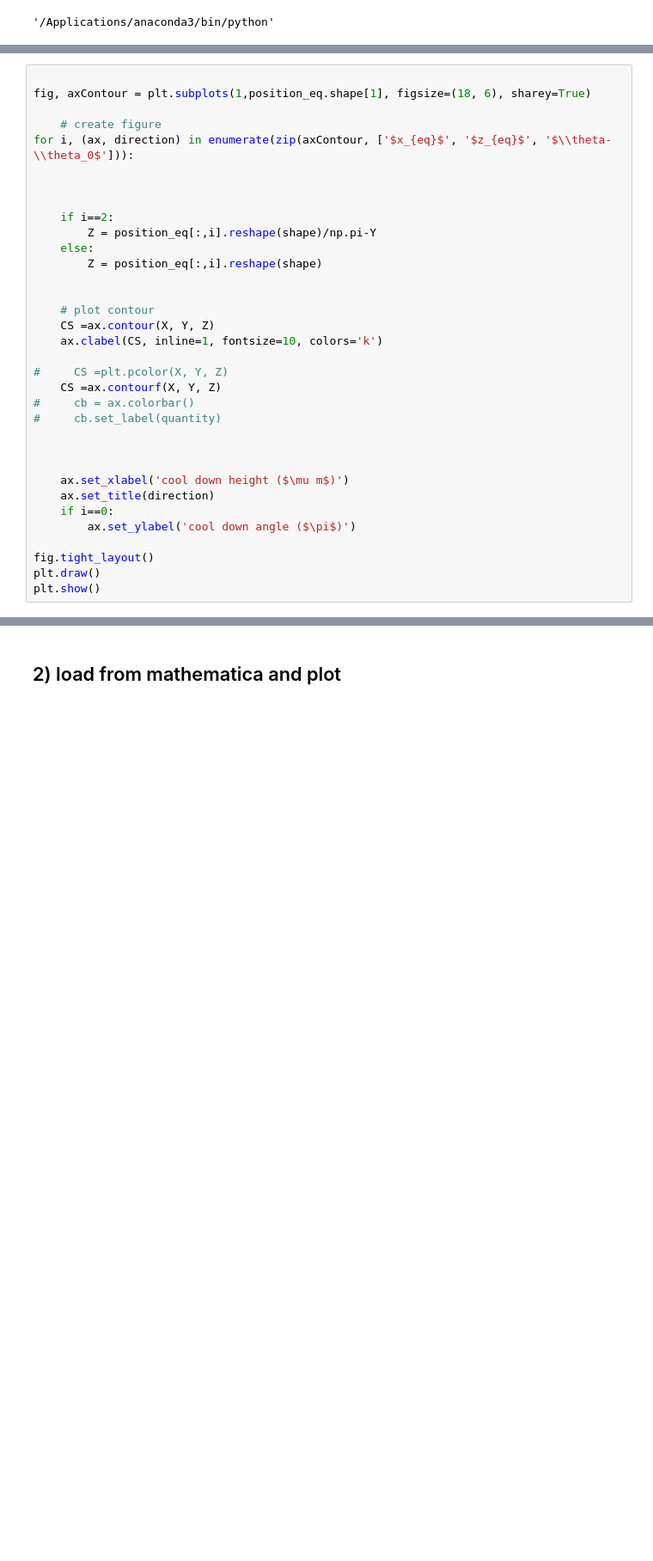
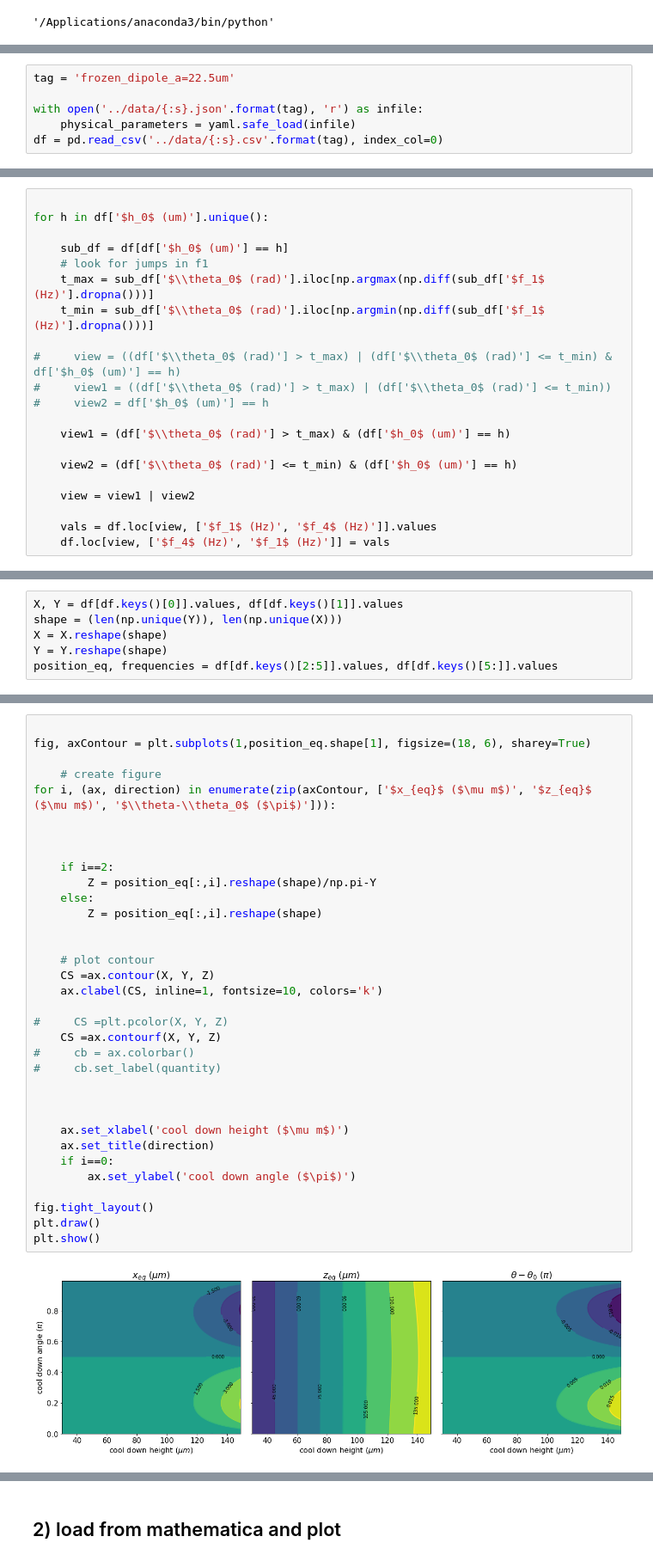
Before and after one commit to LISE-B26/frozen_dipole_model, a Jupyter notebook: notebooks/type_II_SC_find_frequencies.ipynb, the cells around one changed output, grey strips where cells are left out. Shown at 86% size. Cells and saved outputs as stored; diff of their text form; blank space fills up the shorter version.

Commit message:
finished version, calcualted frequencies, seems to make sense!

```diff
--- a/notebooks/type_II_SC_find_frequencies.ipynb
+++ b/notebooks/type_II_SC_find_frequencies.ipynb
@@ -80,0 +112,6 @@ Y /=np.pi
+# %%
+tag = 'frozen_dipole_a=22.5um'
+
+with open('../data/{:s}.json'.format(tag), 'r') as infile:
+    physical_parameters = yaml.safe_load(infile)
+df = pd.read_csv('../data/{:s}.csv'.format(tag), index_col=0)
@@ -80,0 +120,21 @@ Y /=np.pi
+# %%
+
+for h in df['$h_0$ (um)'].unique():
+
+    sub_df = df[df['$h_0$ (um)'] == h]
+    # look for jumps in f1
+    t_max = sub_df['$\\theta_0$ (rad)'].iloc[np.argmax(np.diff(sub_df['$f_1$ (Hz)'].dropna()))]
+    t_min = sub_df['$\\theta_0$ (rad)'].iloc[np.argmin(np.diff(sub_df['$f_1$ (Hz)'].dropna()))]
+
+#     view = ((df['$\\theta_0$ (rad)'] > t_max) | (df['$\\theta_0$ (rad)'] <= t_min) & df['$h_0$ (um)'] == h)
+#     view1 = ((df['$\\theta_0$ (rad)'] > t_max) | (df['$\\theta_0$ (rad)'] <= t_min))
+#     view2 = df['$h_0$ (um)'] == h
+
+    view1 = (df['$\\theta_0$ (rad)'] > t_max) & (df['$h_0$ (um)'] == h)
+
+    view2 = (df['$\\theta_0$ (rad)'] <= t_min) & (df['$h_0$ (um)'] == h)
+
+    view = view1 | view2
+
+    vals = df.loc[view, ['$f_1$ (Hz)', '$f_4$ (Hz)']].values
+    df.loc[view, ['$f_4$ (Hz)', '$f_1$ (Hz)']] = vals
@@ -80,0 +143,6 @@ Y /=np.pi
+# %%
+X, Y = df[df.keys()[0]].values, df[df.keys()[1]].values
+shape = (len(np.unique(Y)), len(np.unique(X)))
+X = X.reshape(shape)
+Y = Y.reshape(shape)
+position_eq, frequencies = df[df.keys()[2:5]].values, df[df.keys()[5:]].values
@@ -83,35 +153,37 @@ Y /=np.pi
 fig, axContour = plt.subplots(1,position_eq.shape[1], figsize=(18, 6), sharey=True)
 
     # create figure
-for i, (ax, direction) in enumerate(zip(axContour, ['$x_{eq}$', '$z_{eq}$', '$\\theta-\\theta_0$'])):
+for i, (ax, direction) in enumerate(zip(axContour, ['$x_{eq}$ ($\mu m$)', '$z_{eq}$ ($\mu m$)', '$\\theta-\\theta_0$ ($\pi$)'])):
 
 
 
     if i==2:
         Z = position_eq[:,i].reshape(shape)/np.pi-Y
     else:
         Z = position_eq[:,i].reshape(shape)
 
 
     # plot contour
     CS =ax.contour(X, Y, Z)
     ax.clabel(CS, inline=1, fontsize=10, colors='k')
 
 #     CS =plt.pcolor(X, Y, Z)
     CS =ax.contourf(X, Y, Z)
 #     cb = ax.colorbar()
 #     cb.set_label(quantity)
 
 
 
     ax.set_xlabel('cool down height ($\mu m$)')
     ax.set_title(direction)
     if i==0:
         ax.set_ylabel('cool down angle ($\pi$)')
 
 fig.tight_layout()
 plt.draw()
 plt.show()
+# %% [output]
+[figure, added]
 # %%
 
 fig, axContour = plt.subplots(1,frequencies.shape[1], figsize=(18, 6), sharey=True)
```
Also changed, not shown: parts of 22 cells of this notebook, 1 other file.
